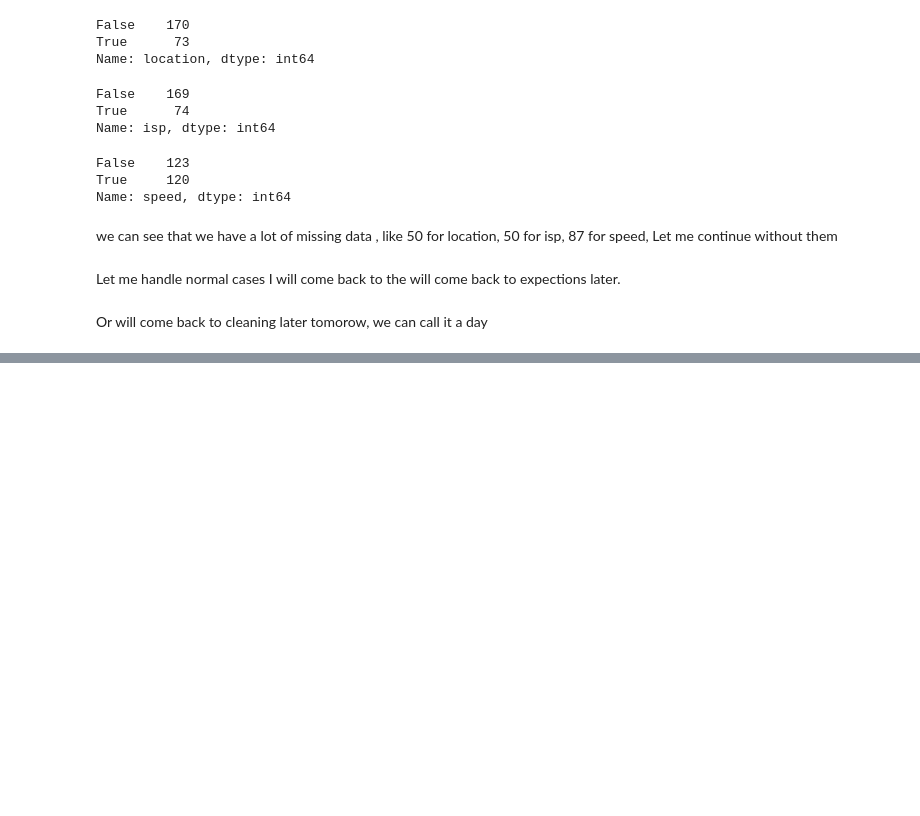
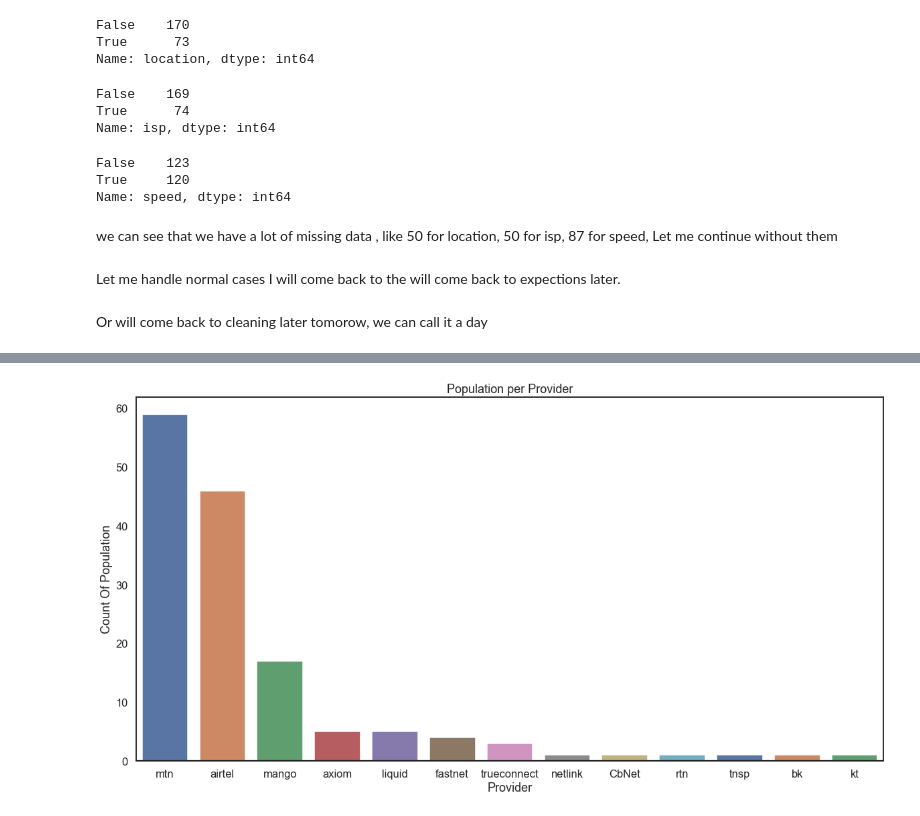
Before and after one commit to kenessajr/speed-rw, a Jupyter notebook: analysis/notebooks/ISP_Rwanda_Analysis.ipynb, the cells around one changed output, grey strips where cells are left out. Saved outputs shown, nothing was run; the diff lists cells and outputs as text; code cells hidden in the pictures; blank space fills up the shorter version.

```diff
--- a/analysis/notebooks/ISP_Rwanda_Analysis.ipynb
+++ b/analysis/notebooks/ISP_Rwanda_Analysis.ipynb
@@ -257,0 +459,2 @@ data.to_csv('../data/speed_rwanda.csv',)
+# %%
+isp = isp.str.replace(network_provider_regex, '').str.replace('/', '').str.replace('(', '').str.replace(')', '').str.replace('-', '')
@@ -257,0 +478,2 @@ data.to_csv('../data/speed_rwanda.csv',)
+# %%
+isp = isp.str.lower().str.strip().str.split(' ', expand=True)[0]
@@ -257,0 +482,2 @@ data.to_csv('../data/speed_rwanda.csv',)
+# %%
+isp = isp.str.replace('rwanda', '').str.replace('rw', '').str.replace('telecom', '').str.replace('isp_', '')
@@ -257,0 +507,5 @@ data.to_csv('../data/speed_rwanda.csv',)
+# %%
+isp = isp.replace(to_replace={'truconnect':'trueconnect', 'trueconnect':'trueconnect', 'trukonekt':'trueconnect'})\
+    .replace(to_replace='aitell', value='airtel')\
+    .replace(to_replace='mangoktrn', value='mango')\
+    .replace(to_replace='cb', value='CbNet')
@@ -257,0 +531,10 @@ data.to_csv('../data/speed_rwanda.csv',)
+# %%
+fig, ax  = plt.subplots(1, 1, figsize=(20, 10), sharex=False)
+sns.barplot(x=isp.value_counts().index, y=isp.value_counts().values, palette="deep", ax=ax)
+ax.axhline(0, color="k", clip_on=False)
+ax.set_ylabel("Count Of Population")
+ax.set_xlabel("Provider")
+ax.set_title('Population per Provider')
+fig.savefig('../images/population_provider.png')
+# %% [output]
+[figure, added]
```
Also changed, not shown: parts of 55 cells of this notebook, 3 other files.
